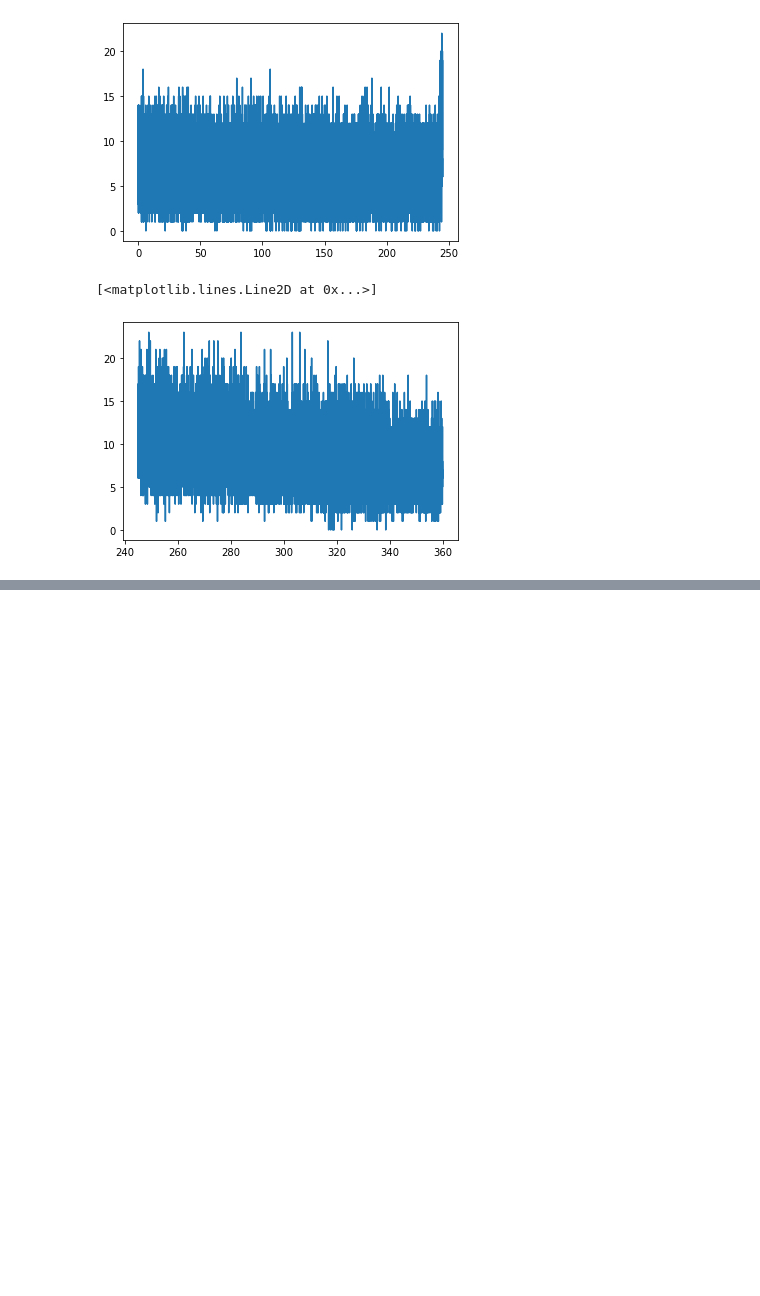
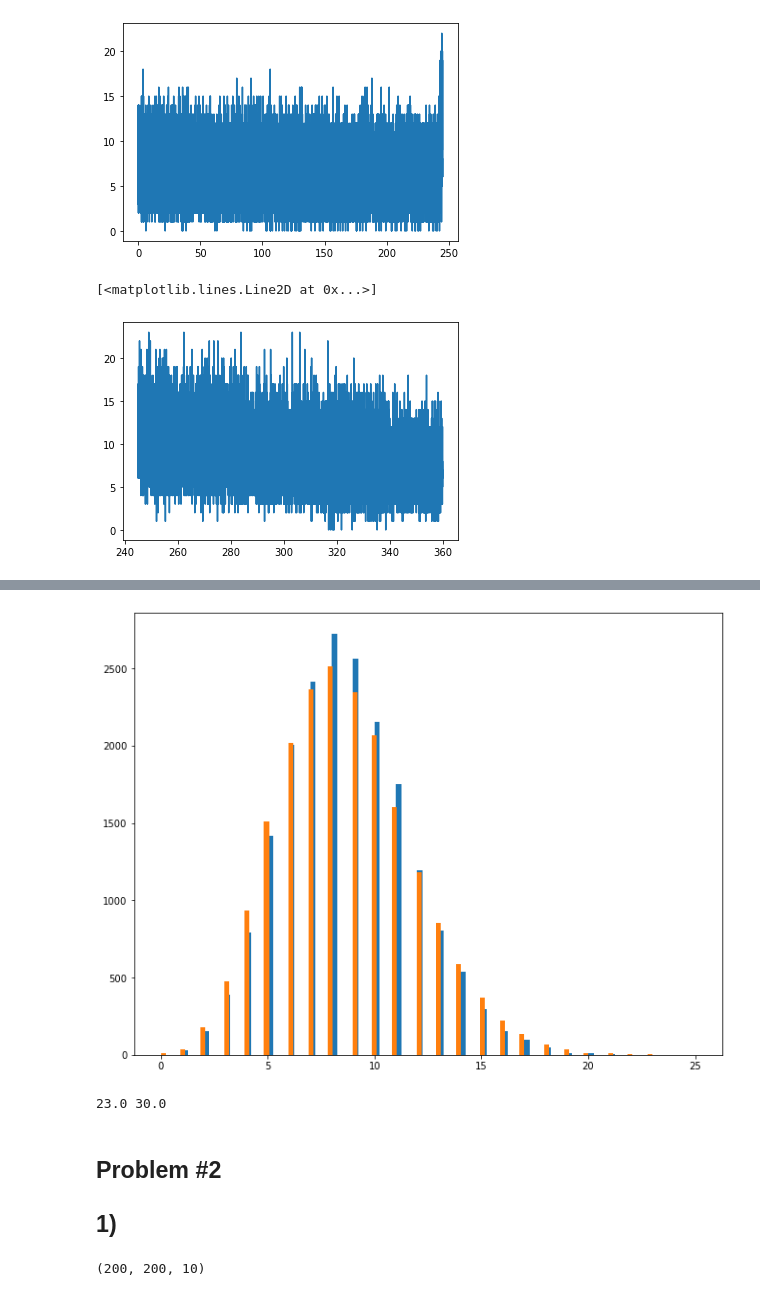
Before and after one commit to maria8ch/Phys434_BigData, a Jupyter notebook: lab4_Berres.ipynb, the cells around one changed output, grey strips where cells are left out. Cells and saved outputs as stored; diff of their text form; code cells hidden in the pictures; blank space fills up the shorter version.

```diff
--- a/lab4_Berres.ipynb
+++ b/lab4_Berres.ipynb
@@ -145,0 +162,18 @@ ax.hist(tf1,bins=100)
+# %%
+fig,ax=plt.subplots(1,1,figsize=(11,8.5))
+mu2=np.mean(tf4)
+c = stats.poisson.rvs(mu=mu2,size=len(tf4))
+ax.hist(c,bins=100)
+ax.hist(tf4,bins=100);
+# %% [output]
+[figure, added]
+# %%
+siggy5 = 1 - stats.norm.cdf(5)
+p1 = stats.poisson.ppf(1-siggy5,mu=np.mean(tf1))
+p2 = stats.poisson.ppf(1-siggy5,mu=np.mean(tf2))
+print(p1,p2)
+# %% [output]
+23.0 30.0
+# %% [markdown]
+## Problem #2
+## 1)
@@ -145,0 +185,4 @@ ax.hist(tf1,bins=100)
+# %%
+data2.shape
+# %% [output]
+(200, 200, 10)
```
Also changed, not shown: parts of 11 cells of this notebook.
